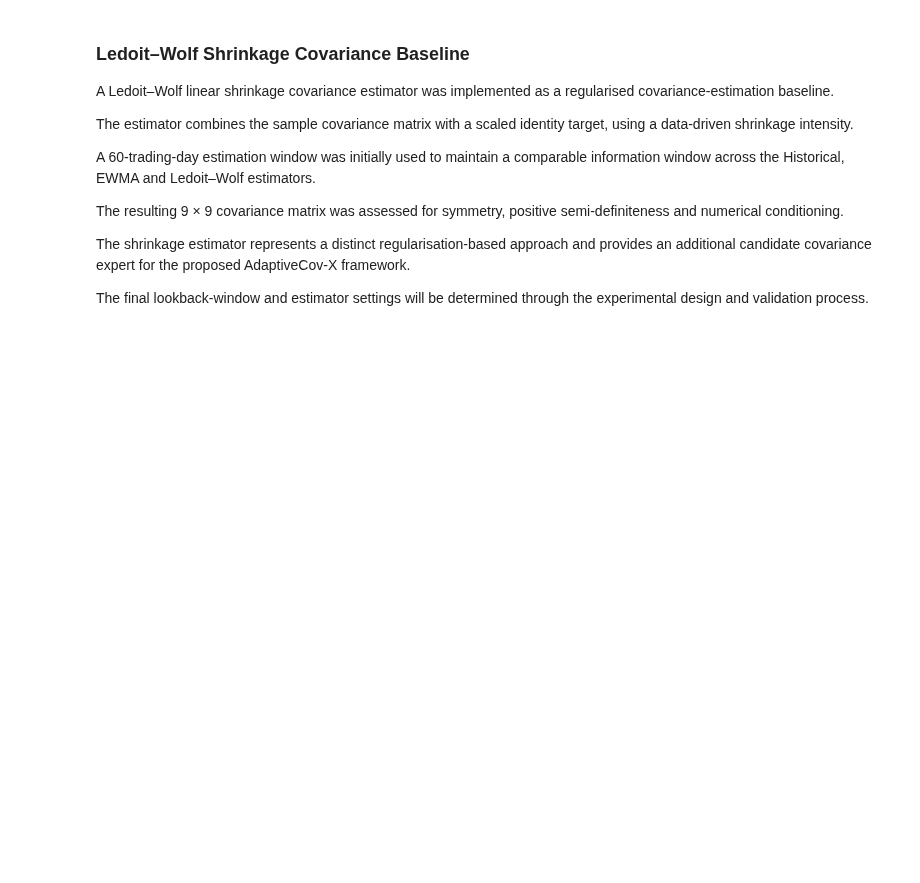
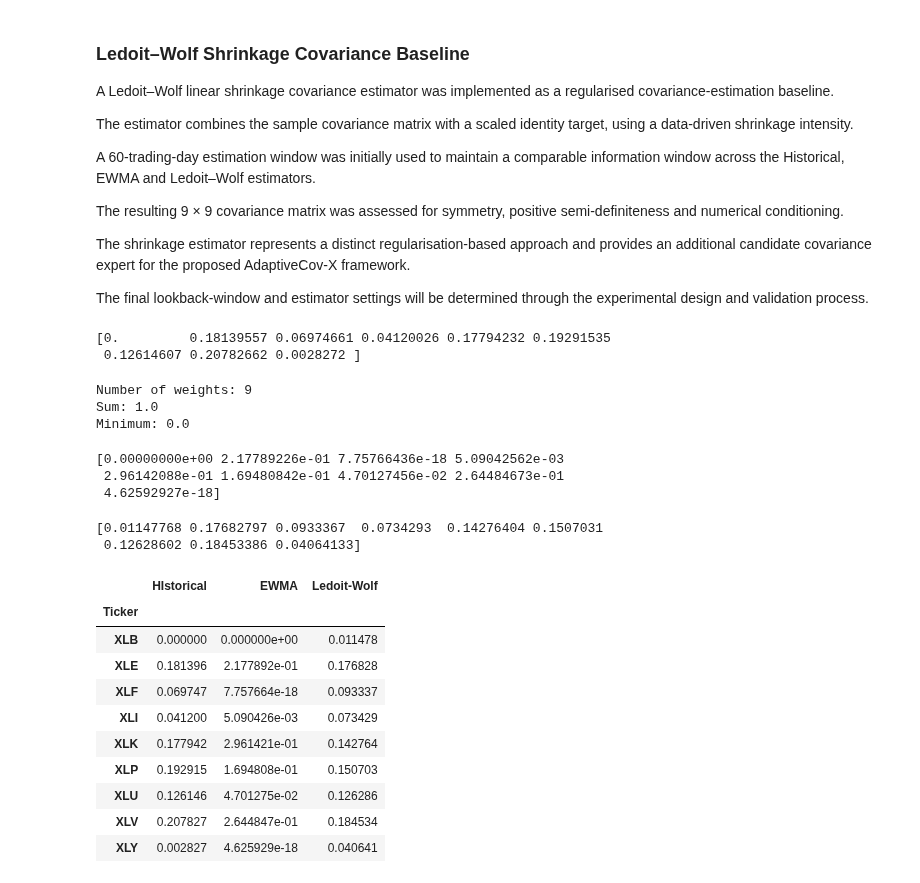
Before and after one commit to SenumiUwU/AdaptiveCov-X, a Jupyter notebook: notebooks/01_data_collection.ipynb, the cells around one changed output. Saved outputs shown, nothing was run; the diff lists cells and outputs as text; code cells hidden in the pictures; blank space fills up the shorter version.

```diff
--- a/notebooks/01_data_collection.ipynb
+++ b/notebooks/01_data_collection.ipynb
@@ -1866,7 +1866,7 @@ def minimum_variance_portfolio(covariance_matrix):
 
     bounds = [
         (0.0, 1.0)
-        for_in range(n_assets)
+        for _ in range(n_assets)
     ]
 
     result = minimize(
@@ -1875,7 +1875,7 @@ def minimum_variance_portfolio(covariance_matrix):
         args=(Sigma,),
         method = "SLSQP",
         bounds=bounds,
-        constraints=constraints
+        constraints=constraints,
         options={
             "ftol": 1e-12,
             "maxiter": 1000
@@ -1888,3 +1888,59 @@ def minimum_variance_portfolio(covariance_matrix):
         )
 
     return result.x
+# %%
+weights_historical = minimum_variance_portfolio(
+    cov_last
+)
+
+print(weights_historical)
+# %% [output]
+[0.         0.18139557 0.06974661 0.04120026 0.17794232 0.19291535
+ 0.12614607 0.20782662 0.0028272 ]
+# %%
+print("Number of weights:", len(weights_historical))
+print("Sum:", weights_historical.sum())
+print("Minimum:", weights_historical.min())
+# %% [output]
+Number of weights: 9
+Sum: 1.0
+Minimum: 0.0
+# %%
+weights_ewma = minimum_variance_portfolio(
+    ewma_cov_last
+)
+
+print(weights_ewma)
+# %% [output]
+[0.00000000e+00 2.17789226e-01 7.75766436e-18 5.09042562e-03
+ 2.96142088e-01 1.69480842e-01 4.70127456e-02 2.64484673e-01
+ 4.62592927e-18]
+# %%
+weights_shrinkage = minimum_variance_portfolio(
+    shrinkage_cov_last
+)
+
+print(weights_shrinkage)
+# %% [output]
+[0.01147768 0.17682797 0.0933367  0.0734293  0.14276404 0.1507031
+ 0.12628602 0.18453386 0.04064133]
+# %%
+portfolio_weights = pd.DataFrame({
+    "HIstorical": weights_historical,
+    "EWMA": weights_ewma,
+    "Ledoit-Wolf": weights_shrinkage
+}, index=sector_returns.columns)
+
+portfolio_weights
+# %% [output]
+|  | HIstorical | EWMA | Ledoit-Wolf |
+| Ticker |  |  |  |
+| XLB | 0.000000 | 0.000000e+00 | 0.011478 |
+| XLE | 0.181396 | 2.177892e-01 | 0.176828 |
+| XLF | 0.069747 | 7.757664e-18 | 0.093337 |
+| XLI | 0.041200 | 5.090426e-03 | 0.073429 |
+| XLK | 0.177942 | 2.961421e-01 | 0.142764 |
+| XLP | 0.192915 | 1.694808e-01 | 0.150703 |
+| XLU | 0.126146 | 4.701275e-02 | 0.126286 |
+| XLV | 0.207827 | 2.644847e-01 | 0.184534 |
+| XLY | 0.002827 | 4.625929e-18 | 0.040641 |
```
Also changed, not shown: parts of 94 cells of this notebook, 15 other files.
